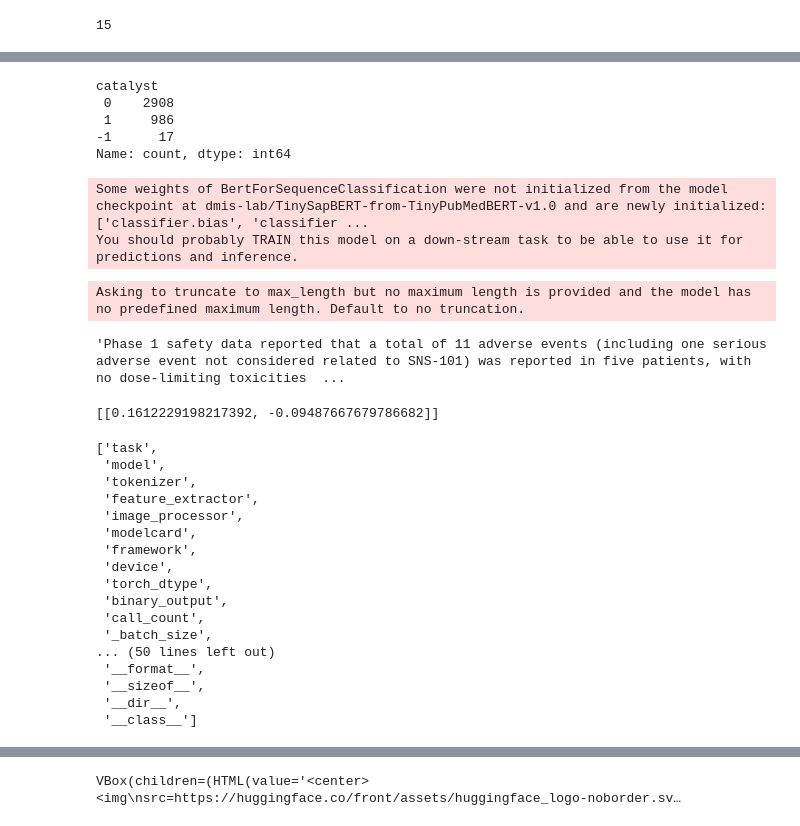
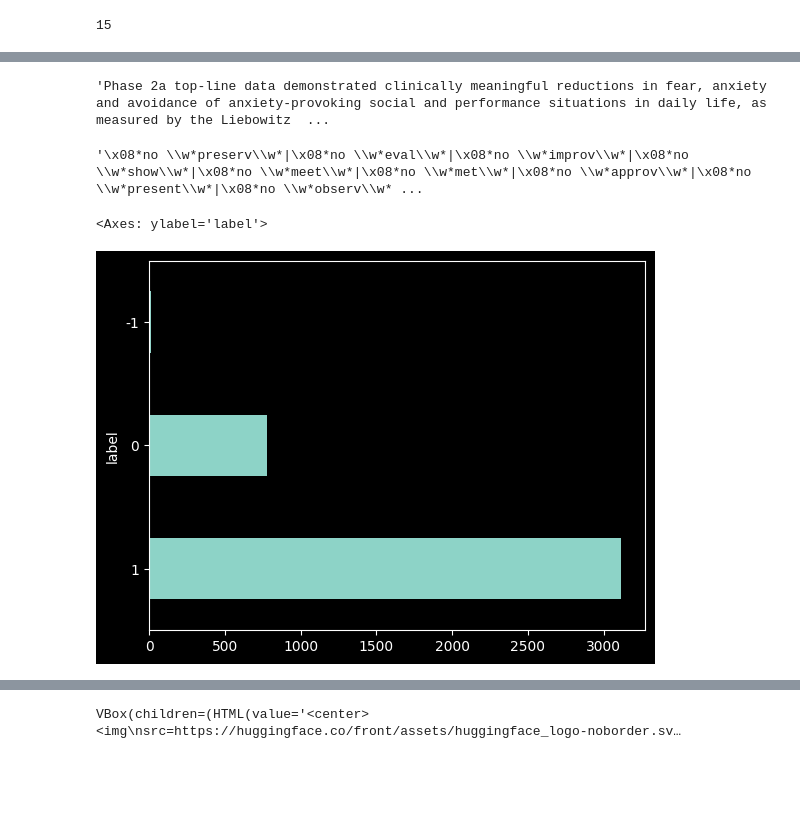
Before and after one commit to lameche99/The-Clinical-Trial-Effect, a Jupyter notebook: dataTest.ipynb, the cells around one changed output, grey strips where cells are left out. Cells and saved outputs as stored; diff of their text form; code cells hidden in the pictures; blank space fills up the shorter version.

```diff
--- a/dataTest.ipynb
+++ b/dataTest.ipynb
@@ -93,0 +171,4 @@ re.findall(pattern="\b*approve this\w*|\b*show\w*|\b*meet\w*", string="I will ap
+# %%
+catalyst['catalyst'][6210//5]
+# %% [output]
+'Phase 2a top-line data demonstrated clinically meaningful reductions in fear, anxiety and avoidance of anxiety-provoking social and performance situations in daily life, as measured by the Liebowitz  ...
@@ -94 +182,5 @@ re.findall(pattern="\b*approve this\w*|\b*show\w*|\b*meet\w*", string="I will ap
+# %%
+"|".join(bear_words)
+# %% [output]
+'\x08*no \\w*preserv\\w*|\x08*no \\w*eval\\w*|\x08*no \\w*improv\\w*|\x08*no \\w*show\\w*|\x08*no \\w*meet\\w*|\x08*no \\w*met\\w*|\x08*no \\w*approv\\w*|\x08*no \\w*present\\w*|\x08*no \\w*observ\\w* ...
 # %%
@@ -106,48 +210,7 @@ def special_encode(x):
 # %%
-catalyst['catalyst'].apply(special_encode).value_counts()
+catalyst['label'] = catalyst['catalyst'].apply(special_encode)
-# %% [output]
-catalyst
- 0    2908
- 1     986
--1      17
-Name: count, dtype: int64
-# %%
-## Download pretrained finBERT model
-tokenizer = AutoTokenizer.from_pretrained("dmis-lab/TinySapBERT-from-TinyPubMedBERT-v1.0")
-model = AutoModelForSequenceClassification.from_pretrained("dmis-lab/TinySapBERT-from-TinyPubMedBERT-v1.0")
-classifier = pipeline('feature-extraction', model=model, tokenizer=tokenizer, device=torch.device('cpu'), framework='pt', truncation=True)
-# %% [output]
-Some weights of BertForSequenceClassification were not initialized from the model checkpoint at dmis-lab/TinySapBERT-from-TinyPubMedBERT-v1.0 and are newly initialized: ['classifier.bias', 'classifier ...
-You should probably TRAIN this model on a down-stream task to be able to use it for predictions and inference.
-# %%
-score = classifier(catalyst['catalyst'][0])
-# %% [output]
-Asking to truncate to max_length but no maximum length is provided and the model has no predefined maximum length. Default to no truncation.
-# %%
-catalyst['catalyst'][0]
-# %% [output]
-'Phase 1 safety data reported that a total of 11 adverse events (including one serious adverse event not considered related to SNS-101) was reported in five patients, with no dose-limiting toxicities  ...
-# %%
-score
-# %% [output]
-[[0.1612229198217392, -0.09487667679786682]]
-# %%
-classifier.__dir__()
-# %% [output]
-['task',
- 'model',
- 'tokenizer',
- 'feature_extractor',
- 'image_processor',
- 'modelcard',
- 'framework',
- 'device',
- 'torch_dtype',
- 'binary_output',
- 'call_count',
- '_batch_size',
-... (50 lines left out)
- '__format__',
- '__sizeof__',
- '__dir__',
- '__class__']
+# %%
+catalyst['label'].value_counts().plot(kind='barh')
+# %% [output]
+<Axes: ylabel='label'>
+[figure, added]
```
Also changed, not shown: parts of 24 cells of this notebook, 3 other files.
